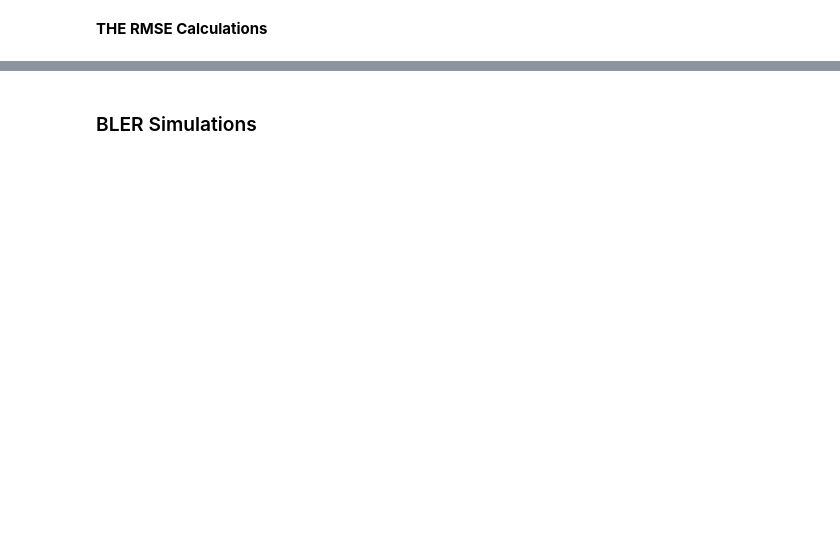
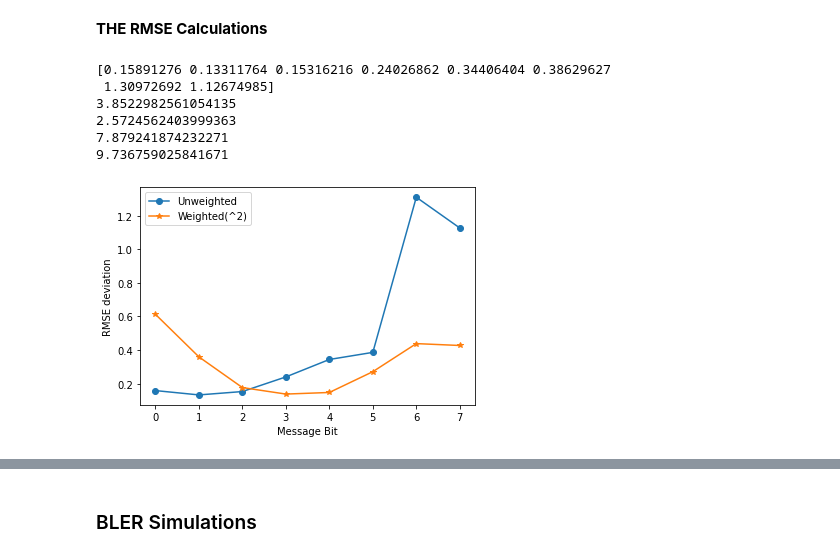
Before and after one commit to neelabhro/Deep-Learning-based-Wireless-Communications, a Jupyter notebook: Semantic_PathLoss.ipynb, the cells around one changed output, grey strips where cells are left out. Cells and saved outputs as stored; diff of their text form; code cells hidden in the pictures; blank space fills up the shorter version.

```diff
--- a/Semantic_PathLoss.ipynb
+++ b/Semantic_PathLoss.ipynb
@@ -71,5 +86,5 @@ for j in range(M):
 # %%
-k = 8       # Number of information bits per message, i.e., M=2**k
+k = 3       # Number of information bits per message, i.e., M=2**k
 n = 4       # Number of real channel uses per message
 seed = 2    # Seed RNG reproduce identical results
 # %% [markdown]
@@ -428,15 +477,15 @@ epoch = [10000]
 
 training_params = [
     #batch_size, lr, ebnodb, iterations
-    [1000 , 0.01, train_EbNodB, 10000]
+    [s, 1000 , 0.01, train_EbNodB, 10000]
 #    [10000 , 0.001, train_EbNodB, 10000]
     ]
 
 validation_params = [
     #batch_size, ebnodb, val_steps
-    [10000, val_EbNodB, 1000],
-    [10000, val_EbNodB, 1000],
-    [10000, val_EbNodB, 1000]
+    [1000, val_EbNodB, 1000],
+    [1000, val_EbNodB, 1000],
+    [1000, val_EbNodB, 1000]
     ]
 
 model_file_uw = 'models/ae_k_{}_n_{}'.format(k,n)
@@ -532,7 +581,23 @@ class AE_Weighted(object):
             # Transmitter
             #s = tf.random_uniform(shape=[batch_size], minval=0, maxval=self.M, dtype=tf.int64)
             #s = tf.random_uniform(shape=[1000], minval=0, maxval=self.M, dtype=tf.int64)
+            s = (tf.random_uniform(shape=[batch_size], minval=0, maxval=self.M, dtype=tf.int64))
+            #s = tf.random_uniform(shape=[1000], minval=0, maxval=self.M, dtype=tf.int64)
+            #s = tf.convert_to_tensor(s, np.int64)
+            #s = tf.convert_to_tensor(s, dtype=tf.int64)
+            #s = tf.placeholder(tf.int64, shape=[batch_size])
+            #s = np.floor(np.random.uniform(0,256, 1000))
+            #s = s.astype('int64')
 
+            #Free_Lp = 20*tf.math.log10(Hm*Hb/s[i]**2)
+            #Pr[i] = Free_Lp[i]-Lo+Gm+Gb+Pt  #in dBW
+            #SNR_var[i] = Pr[i]-10*math.log10(Pn) #Provides SNR (stddev) values for all distances spanning s
+            ad_noise_std = tf.random_uniform(shape=[batch_size], minval=0, maxval=M, dtype=tf.int64)
+            #ad_noise_std = []
+            #for i in SNR_var.values():
+            #  ad_noise_std.append(i)
+            ones = tf.ones([2,2,1],dtype=tf.int64)
+            ad_noise_std = tf.transpose(ad_noise_std*ones)
             #s = tf.convert_to_tensor(s, dtype=tf.int64)
             x = self.encoder(s)
 
@@ -661,9 +726,9 @@ class AE_Weighted(object):
         '''Load an pre_trained model'''
         return self.saver.restore(self.sess, filename)
 
-    def plot_constellation(self, maxrange=None):
+    def plot_constellation(self,noise_std, maxrange=None):
         '''Generate a plot of the current constellation'''
-        x = self.transmit(range(self.M))
+        x = self.transmit(range(self.M), noise_std)
         if (maxrange is None):
             maxrange = np.max(np.abs(x))
         for k in range(self.n_complex):
@@ -705,7 +770,7 @@ class AE_Weighted(object):
 
         '''Training and validation loop'''
         for index, params in enumerate(training_params):
-            batch_size, lr, ebnodb, iterations = params
+            s,batch_size, lr, ebnodb, iterations = params
             print('\nBatch Size: ' + str(batch_size) +
                   ', Learning Rate: ' + str(lr) +
                   ', EbNodB: ' + str(ebnodb) +
@@ -714,17 +779,17 @@ class AE_Weighted(object):
             val_size, val_ebnodb, val_steps = validation_params[index]
 
             for i in range(iterations):
-                self.train_step(batch_size, ebnodb, lr)
+                self.train_step(s,batch_size, ebnodb, lr)
                 if (i%val_steps==0):
                     #bler = self.sess.run(self.vars['bler'], feed_dict=self.gen_new_feed_dict(val_size, val_ebnodb, lr, s_input))
                     bler = self.sess.run(self.vars['bler'], feed_dict=self.gen_feed_dict(val_size, val_ebnodb, lr))
                     print(bler)
         return
 
-    def train_step(self, batch_size, ebnodb, lr):
+    def train_step(self,s, batch_size, ebnodb, lr):
         '''A single training step'''
         #self.sess.run(self.vars['train_op'], feed_dict=self.gen_new_feed_dict(batch_size, ebnodb, lr, s_input))
-        self.sess.run(self.vars['train_op'], feed_dict=self.gen_feed_dict(batch_size, ebnodb, lr))
+        self.sess.run(self.vars['train_op'], feed_dict={self.vars['s']: s, self.vars['batch_size']: batch_size,  self.vars['noise_std']: self.EbNo2Sigma(ebnodb), self.vars['lr']: lr})
         return
 
     def weight_variable(self, shape):
@@ -864,8 +945,8 @@ tr_hat = ae.end2end(len(tr), tr_noise_std, tr)
 tr_hat_w = ae_Weighted.end2end(len(tr), tr_noise_std, tr)
 #print(np.shape(tr))
 #print(np.shape(tr_hat))
-print(tr)
-print(tr_hat_w)
+#print(tr)
+#print(tr_hat_w)
 
 
 
@@ -884,32 +965,40 @@ for j in range(M):
 message_factor = np.flip(np.arange(M))
 message_factor[M-1] = 1
 rmse_uwA = []
 for i in rmse_uw.values():
   rmse_uwA.append(i)
 
 rmse_wA = []
 for i in rmse_w.values():
   rmse_wA.append(i)
 
 
 #rmse_uw = [rmse_uw_0, rmse_uw_1, rmse_uw_2, rmse_uw_3, rmse_uw_4, rmse_uw_5, rmse_uw_6, rmse_uw_7, rmse_uw_8, rmse_uw_9, rmse_uw_10, rmse_uw_11, rmse_uw_12, rmse_uw_13, rmse_uw_14, rmse_uw_15]
 rmse_uw = (np.divide(rmse_uwA,message_factor))
 #rmse_w = [rmse_w_0, rmse_w_1, rmse_w_2, rmse_w_3, rmse_w_4, rmse_w_5, rmse_w_6, rmse_w_7, rmse_w_8, rmse_w_9, rmse_w_10, rmse_w_11, rmse_w_12, rmse_w_13, rmse_w_14, rmse_w_15]
 rmse_w = (np.divide(rmse_wA,message_factor))
 #message = [0,1,2,3,4,5,6,7,8,9,10,11,12,13,14,15]
 message = np.arange(M)
 
 print(rmse_uw)
 plt.plot(message, rmse_uw, '-o');
 plt.plot(message, rmse_w, '-*');
 plt.xlabel('Message Bit')
-plt.ylabel('RMSE deviation log2')
+plt.ylabel('RMSE deviation')
 plt.legend(['Unweighted', 'Weighted(^2)'])
 
 
 print(np.sum(rmse_uw))
 print(np.sum(rmse_w))
 
 print(np.sum(rmse_uwA))
 print(np.sum(rmse_wA))
+# %% [output]
+[0.15891276 0.13311764 0.15316216 0.24026862 0.34406404 0.38629627
+ 1.30972692 1.12674985]
+3.8522982561054135
+2.5724562403999363
+7.879241874232271
+9.736759025841671
+[figure, added]
 # %%
```
Also changed, not shown: parts of 11 cells of this notebook.
